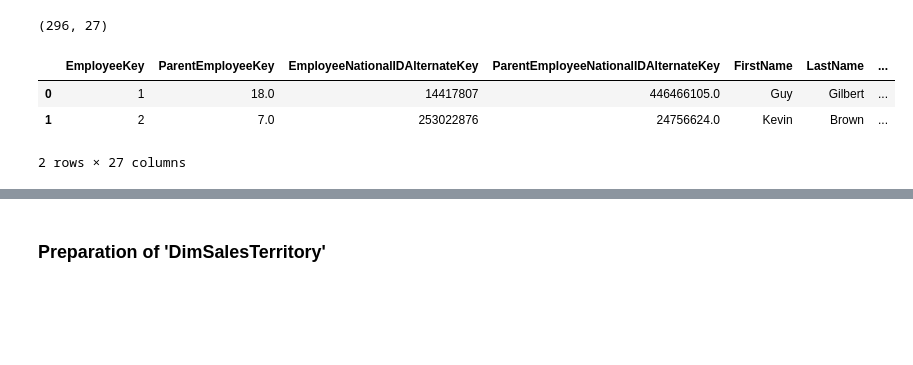
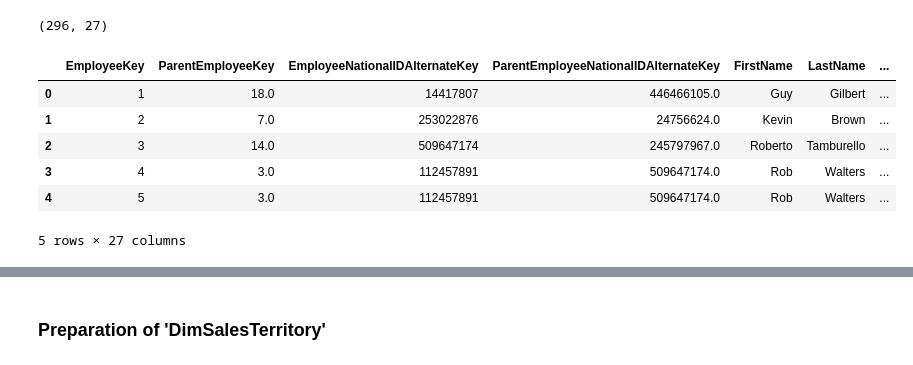
Before and after one commit to ClaudioChavarria/data_preparation_using_python, a Jupyter notebook: exercise_01_data_preparation_using_pandas/exercise_01_solution.ipynb, the cells around one changed output, grey strips where cells are left out. Drawn from its saved outputs; the diff is of its cells as text; code cells hidden in the pictures; blank space fills up the shorter version.

```diff
--- a/exercise_01/exercise_01_solution.ipynb
+++ b/exercise_01_data_preparation_using_pandas/exercise_01_solution.ipynb
@@ -87,9 +89,12 @@ dataframes['DimEmployee'].shape
 # %% [output]
 (296, 27)
 # %%
-dataframes['DimEmployee'].head(2)
+dataframes['DimEmployee'].head(5)
 # %% [output]
 |  | EmployeeKey | ParentEmployeeKey | EmployeeNationalIDAlternateKey | ParentEmployeeNationalIDAlternateKey | FirstName | LastName | ... |
 | 0 | 1 | 18.0 | 14417807 | 446466105.0 | Guy | Gilbert | ... |
 | 1 | 2 | 7.0 | 253022876 | 24756624.0 | Kevin | Brown | ... |
+| 2 | 3 | 14.0 | 509647174 | 245797967.0 | Roberto | Tamburello | ... |
+| 3 | 4 | 3.0 | 112457891 | 509647174.0 | Rob | Walters | ... |
+| 4 | 5 | 3.0 | 112457891 | 509647174.0 | Rob | Walters | ... |
-2 rows × 27 columns
+5 rows × 27 columns
```
Also changed, not shown: parts of 28 cells of this notebook, 2 other files.
